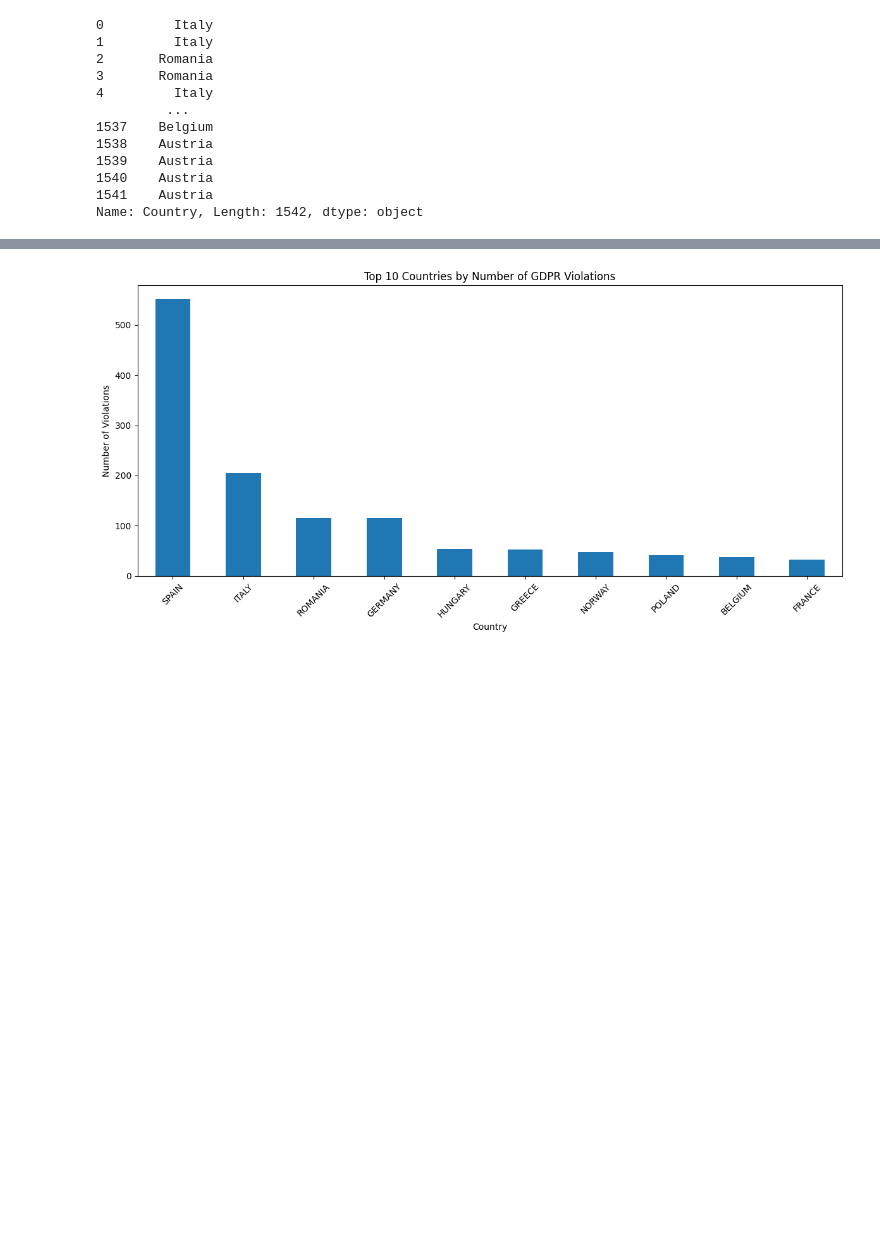
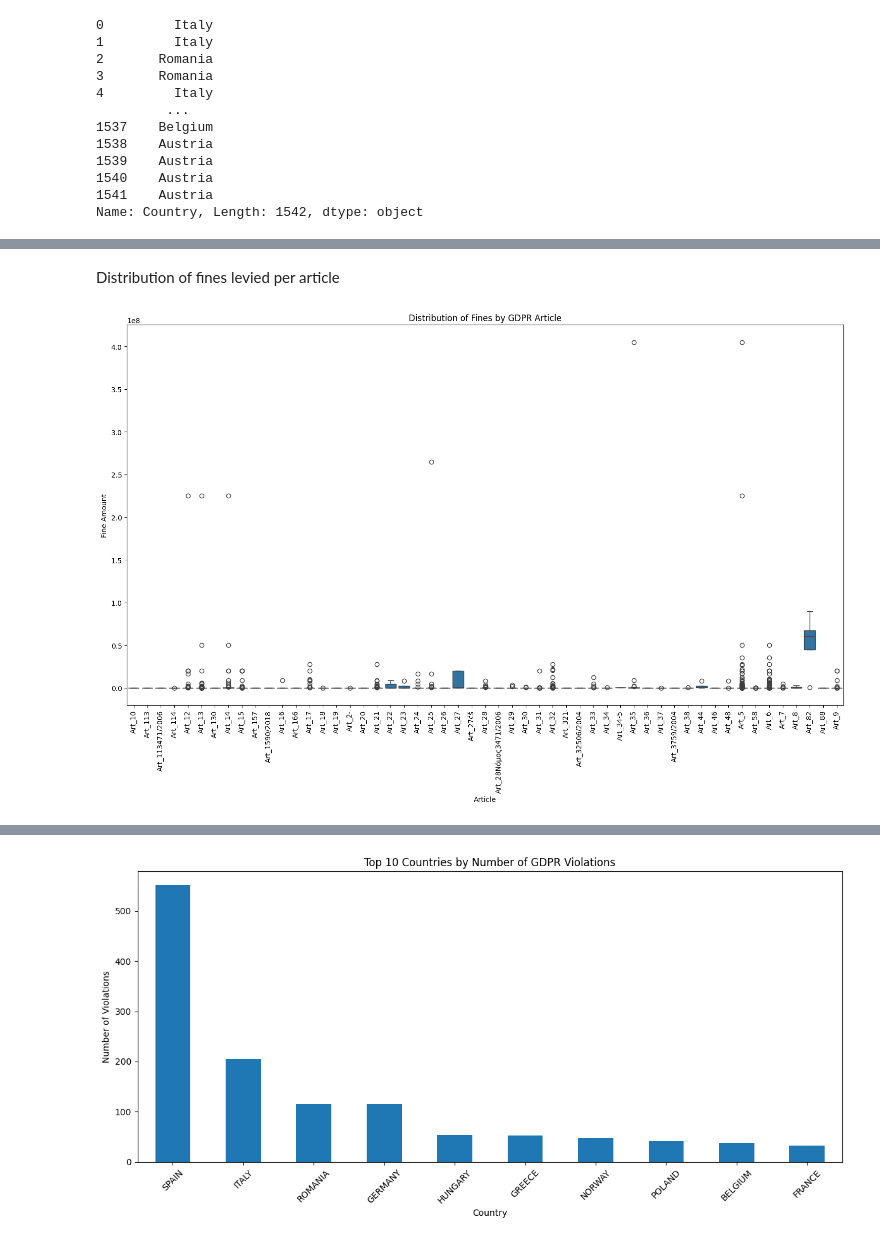
Before and after one commit to zinduaschool/0502-capstone-gdpr-violations-Tracy-teb, a Jupyter notebook: trial.ipynb, the cells around one changed output, grey strips where cells are left out. Drawn from its saved outputs; the diff is of its cells as text; code cells hidden in the pictures; blank space fills up the shorter version.

```diff
--- a/trial.ipynb
+++ b/trial.ipynb
@@ -89,0 +166,24 @@ Name: Country, Length: 1542, dtype: object
+# %% [markdown]
+Distribution of fines levied per article
+# %%
+# Melt the dataframe to get article violations in long format
+article_violations = pd.melt(gdpr_violations,
+                             id_vars=['Amount'],
+                             value_vars=[col for col in gdpr_violations.columns if col.startswith('Art_') and col != 'Art_'],
+                             var_name='Article',
+                             value_name='Violated')
+
+# Filter only violated articles
+article_violations = article_violations[article_violations['Violated'] == 1]
+
+# Create box plot
+plt.figure(figsize=(15, 10))
+sns.boxplot(x='Article', y='Amount', data=article_violations)
+plt.title('Distribution of Fines by GDPR Article')
+plt.xlabel('Article')
+plt.ylabel('Fine Amount')
+plt.xticks(rotation=90)
+plt.tight_layout()
+plt.show()
+# %% [output]
+[figure, added]
```
Also changed, not shown: parts of 18 cells of this notebook.
